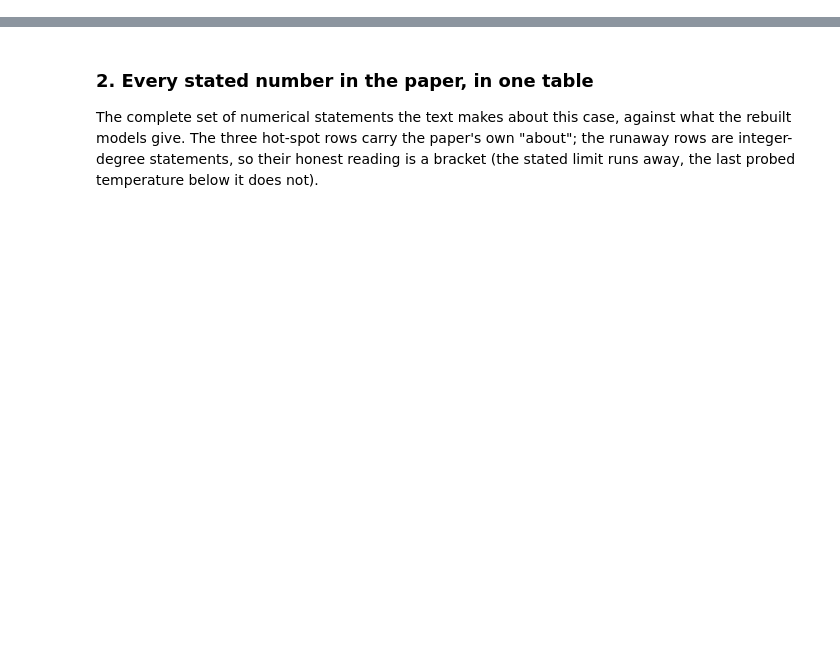
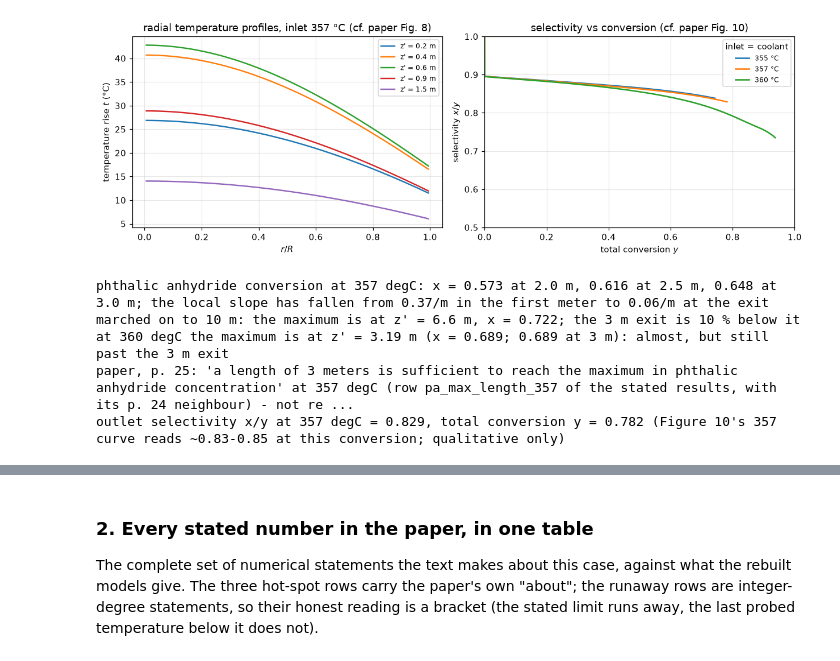
Before and after one commit to computational-chemical-engineering/pymrm-gallery, a Jupyter notebook: pages/C2.10-o-xylene-phthalic-anhydride/index.ipynb, the cells around one changed output, grey strips where cells are left out. Drawn from its saved outputs; the diff is of its cells as text; code cells hidden in the pictures; blank space fills up the shorter version.

```diff
--- a/pages/C2.10-o-xylene-phthalic-anhydride/index.ipynb
+++ b/pages/C2.10-o-xylene-phthalic-anhydride/index.ipynb
@@ -901,0 +597,61 @@ K closed form 0.033801 vs zero-moment series 0.033801 (6.4e-11; identity - the p
+# %%
+m357 = runs2d[357.0]
+z_marks = [0.2, 0.4, 0.6, 0.9, 1.5]
+fig, (axA, axB) = plt.subplots(1, 2, figsize=(11.5, 4.0))
+for zm in z_marks:
+    axA.plot(m357.r_c / CASE.R, m357.state(zm / CASE.d_p)[:, 2], lw=1.6, label=f"z' = {zm:g} m")
+axA.set(xlabel="$r/R$", ylabel="temperature rise $t$ (°C)",
+        title="radial temperature profiles, inlet 357 °C (cf. paper Fig. 8)")
+axA.legend(fontsize=8)
+for T0 in [355.0, 357.0, 360.0]:
+    _, means, _ = runs2d[T0].profiles()
+    ys = means[:, 0] + means[:, 1]
+    sel = np.divide(means[:, 0], ys, out=np.ones_like(ys), where=ys > 1e-6)
+    axB.plot(ys, sel, lw=1.7, label=f"{T0:g} °C")
+axB.set(xlabel="total conversion $y$", ylabel="selectivity $x/y$",
+        title="selectivity vs conversion (cf. paper Fig. 10)", xlim=(0, 1), ylim=(0.5, 1.0))
+axB.legend(fontsize=8, title="inlet = coolant")
+plt.tight_layout(); plt.show()
+
+
+def pa_profile(T0C, length_m=3.0, **kw):
+    """(z' in m, radial-mean x, w) of the 2-D model on a bed of ``length_m``."""
+    m = tube2d(T0C, **kw).march(length_m / CASE.d_p, cap=CAP_2D)
+    z, means, _ = m.profiles(n_z=1500 if length_m == 3.0 else 9001)
+    return z * CASE.d_p, means[:, 0], means[:, 1]
+
+
+def pa_maximum(T0C, **kw):
+    """Position (m) and value of the phthalic anhydride maximum on a 10 m bed."""
+    z, xm, _ = pa_profile(T0C, length_m=10.0, **kw)
+    i = int(np.argmax(xm))
+    return z[i], xm[i], float(np.interp(3.0, z, xm))
+
+
+zz, xm, wm = pa_profile(357.0)
+x05, x10, x20, x25, x30 = np.interp([0.5, 1.0, 2.0, 2.5, 3.0], zz, xm)
+SLOPE_EXIT = 2 * (x30 - x25)
+SEL_EXIT, Y_EXIT = xm[-1] / (xm[-1] + wm[-1]), xm[-1] + wm[-1]
+Z_PA_357, X_PA_357, X3_357 = pa_maximum(357.0)
+Z_PA_360, X_PA_360, X3_360 = pa_maximum(360.0)
+PA_SHORT = 1 - X3_357 / X_PA_357
+print(f"phthalic anhydride conversion at 357 degC: x = {x20:.3f} at 2.0 m, {x25:.3f} at 2.5 m, "
+      f"{x30:.3f} at 3.0 m; the local slope has fallen from {2 * (x10 - x05):.2f}/m in the "
+      f"first meter to {SLOPE_EXIT:.2f}/m at the exit")
+print(f"marched on to 10 m: the maximum is at z' = {Z_PA_357:.1f} m, x = {X_PA_357:.3f}; "
+      f"the 3 m exit is {100 * PA_SHORT:.0f} % below it")
+print(f"at 360 degC the maximum is at z' = {Z_PA_360:.2f} m (x = {X_PA_360:.3f}; "
+      f"{X3_360:.3f} at 3 m): almost, but still past the 3 m exit")
+print("paper, p. 25: 'a length of 3 meters is sufficient to reach the maximum in phthalic "
+      "anhydride concentration' at 357 degC (row pa_max_length_357 of the stated results, "
+      "with its p. 24 neighbour) - not reproduced: in this rebuild it almost holds at 360 "
+      "degC, not at 357")
+print(f"outlet selectivity x/y at 357 degC = {SEL_EXIT:.3f}, total conversion y = {Y_EXIT:.3f} "
+      "(Figure 10's 357 curve reads ~0.83-0.85 at this conversion; qualitative only)")
+# %% [output]
+[figure, added]
+phthalic anhydride conversion at 357 degC: x = 0.573 at 2.0 m, 0.616 at 2.5 m, 0.648 at 3.0 m; the local slope has fallen from 0.37/m in the first meter to 0.06/m at the exit
+marched on to 10 m: the maximum is at z' = 6.6 m, x = 0.722; the 3 m exit is 10 % below it
+at 360 degC the maximum is at z' = 3.19 m (x = 0.689; 0.689 at 3 m): almost, but still past the 3 m exit
+paper, p. 25: 'a length of 3 meters is sufficient to reach the maximum in phthalic anhydride concentration' at 357 degC (row pa_max_length_357 of the stated results, with its p. 24 neighbour) - not re ...
+outlet selectivity x/y at 357 degC = 0.829, total conversion y = 0.782 (Figure 10's 357 curve reads ~0.83-0.85 at this conversion; qualitative only)
```
Also changed, not shown: parts of 62 cells of this notebook, 10 other files.
